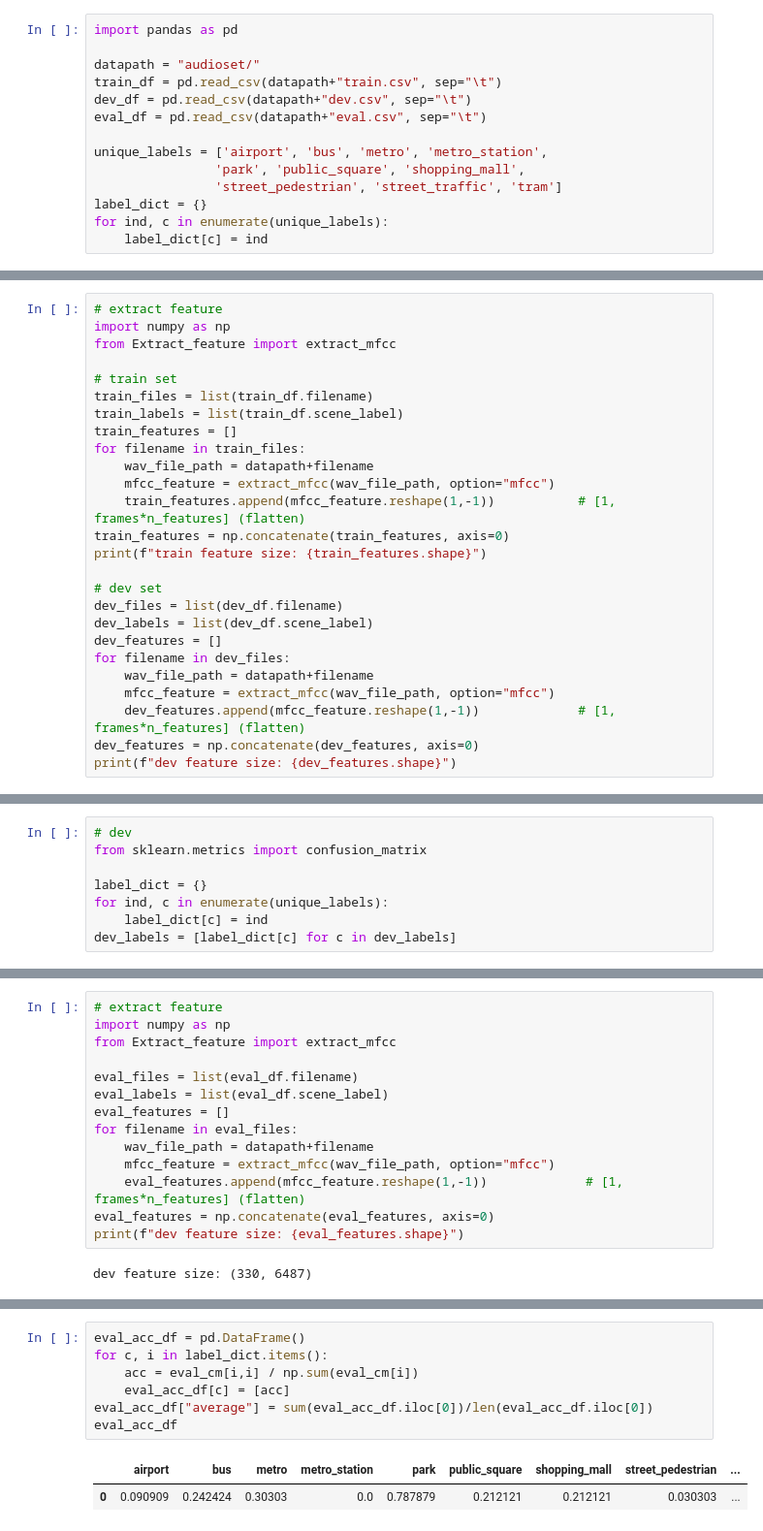
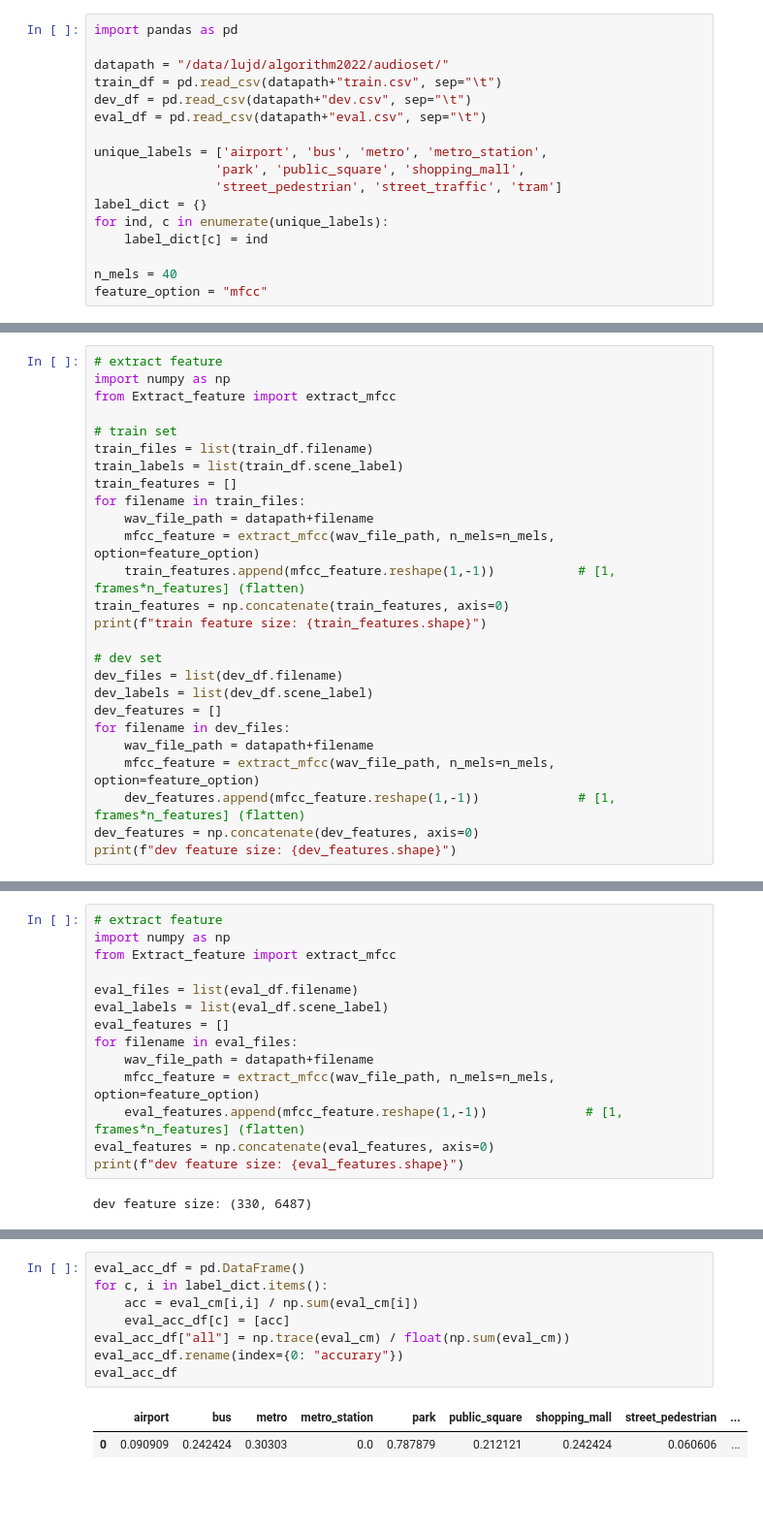
Before and after one commit to Jiadong001/algorithm2022_teamwork, a Jupyter notebook: 221224_run_kmeans.ipynb, the cells around one changed output, grey strips where cells are left out. Shown: that part at 97% size. Drawn from its saved outputs; the diff is of its cells as text; blank space fills up the shorter version.

```diff
--- a/221224_run_kmeans.ipynb
+++ b/221224_run_kmeans.ipynb
@@ -3,7 +3,7 @@ Prepare audioset
 # %%
 import pandas as pd
 
-datapath = "audioset/"
+datapath = "/data/lujd/algorithm2022/audioset/"
 train_df = pd.read_csv(datapath+"train.csv", sep="\t")
 dev_df = pd.read_csv(datapath+"dev.csv", sep="\t")
 eval_df = pd.read_csv(datapath+"eval.csv", sep="\t")
@@ -14,6 +14,9 @@ unique_labels = ['airport', 'bus', 'metro', 'metro_station',
 label_dict = {}
 for ind, c in enumerate(unique_labels):
     label_dict[c] = ind
+
+n_mels = 40
+feature_option = "mfcc"
 # %% [markdown]
 Train
 # %%
@@ -27,7 +30,7 @@ train_labels = list(train_df.scene_label)
 train_features = []
 for filename in train_files:
     wav_file_path = datapath+filename
-    mfcc_feature = extract_mfcc(wav_file_path, option="mfcc")
+    mfcc_feature = extract_mfcc(wav_file_path, n_mels=n_mels, option=feature_option)
     train_features.append(mfcc_feature.reshape(1,-1))           # [1, frames*n_features] (flatten)
 train_features = np.concatenate(train_features, axis=0)
 print(f"train feature size: {train_features.shape}")
@@ -38,7 +41,7 @@ dev_labels = list(dev_df.scene_label)
 dev_features = []
 for filename in dev_files:
     wav_file_path = datapath+filename
-    mfcc_feature = extract_mfcc(wav_file_path, option="mfcc")
+    mfcc_feature = extract_mfcc(wav_file_path, n_mels=n_mels, option=feature_option)
     dev_features.append(mfcc_feature.reshape(1,-1))             # [1, frames*n_features] (flatten)
 dev_features = np.concatenate(dev_features, axis=0)
 print(f"dev feature size: {dev_features.shape}")
@@ -59,12 +62,4 @@ for ind, c in enumerate(unique_labels):
     # print(start_pos, end_pos)
     model_km1.cluster_centers_[ind] = np.mean(train_features[start_pos:end_pos,:], axis=0)
     start_pos = end_pos
-# %%
-# dev
-from sklearn.metrics import confusion_matrix
-
-label_dict = {}
-for ind, c in enumerate(unique_labels):
-    label_dict[c] = ind
-dev_labels = [label_dict[c] for c in dev_labels]
 # %%
@@ -107,7 +99,7 @@ eval_labels = list(eval_df.scene_label)
 eval_features = []
 for filename in eval_files:
     wav_file_path = datapath+filename
-    mfcc_feature = extract_mfcc(wav_file_path, option="mfcc")
+    mfcc_feature = extract_mfcc(wav_file_path, n_mels=n_mels, option=feature_option)
     eval_features.append(mfcc_feature.reshape(1,-1))             # [1, frames*n_features] (flatten)
 eval_features = np.concatenate(eval_features, axis=0)
 print(f"dev feature size: {eval_features.shape}")
@@ -137,10 +121,11 @@ eval_cm_df
 # %%
 eval_acc_df = pd.DataFrame()
 for c, i in label_dict.items():
     acc = eval_cm[i,i] / np.sum(eval_cm[i])
     eval_acc_df[c] = [acc]
-eval_acc_df["average"] = sum(eval_acc_df.iloc[0])/len(eval_acc_df.iloc[0])
+eval_acc_df["all"] = np.trace(eval_cm) / float(np.sum(eval_cm))
+eval_acc_df.rename(index={0: "accurary"})
 eval_acc_df
 # %% [output]
 |  | airport | bus | metro | metro_station | park | public_square | shopping_mall | street_pedestrian | ... |
-| 0 | 0.090909 | 0.242424 | 0.30303 | 0.0 | 0.787879 | 0.212121 | 0.212121 | 0.030303 | ... |
+| 0 | 0.090909 | 0.242424 | 0.30303 | 0.0 | 0.787879 | 0.212121 | 0.242424 | 0.060606 | ... |
```
Also changed, not shown: parts of 3 cells of this notebook, 9 other files.
